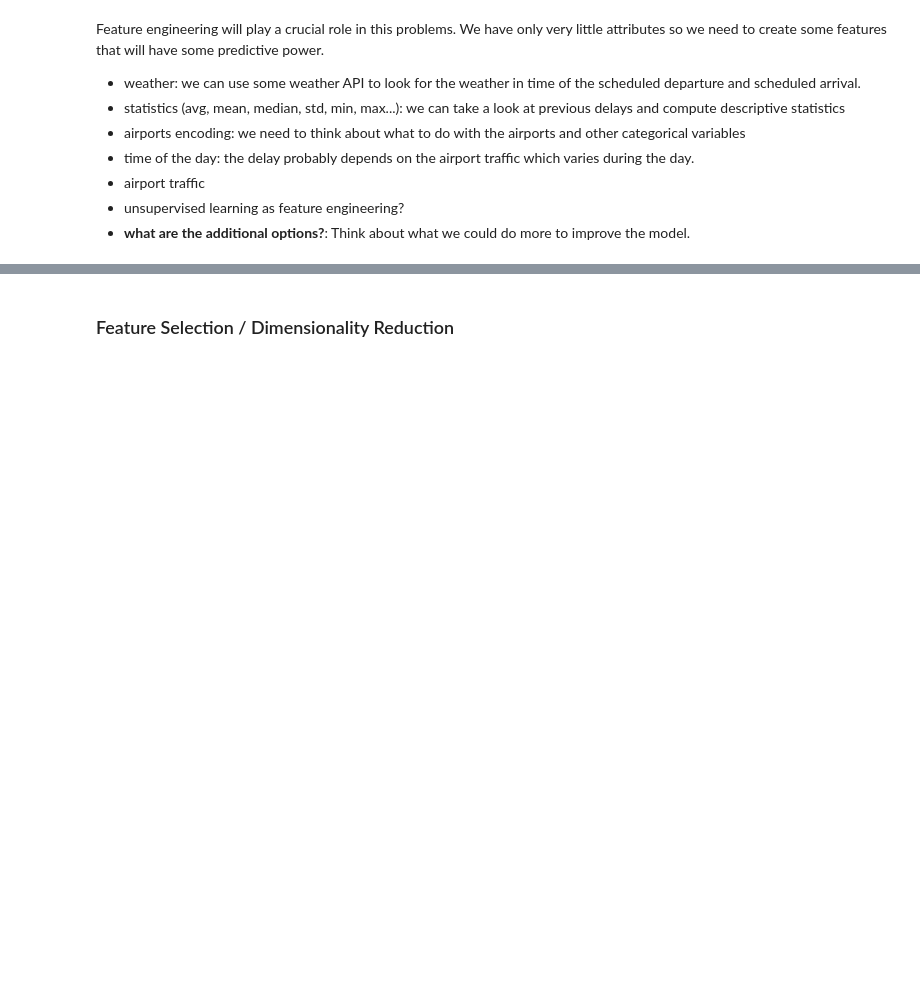
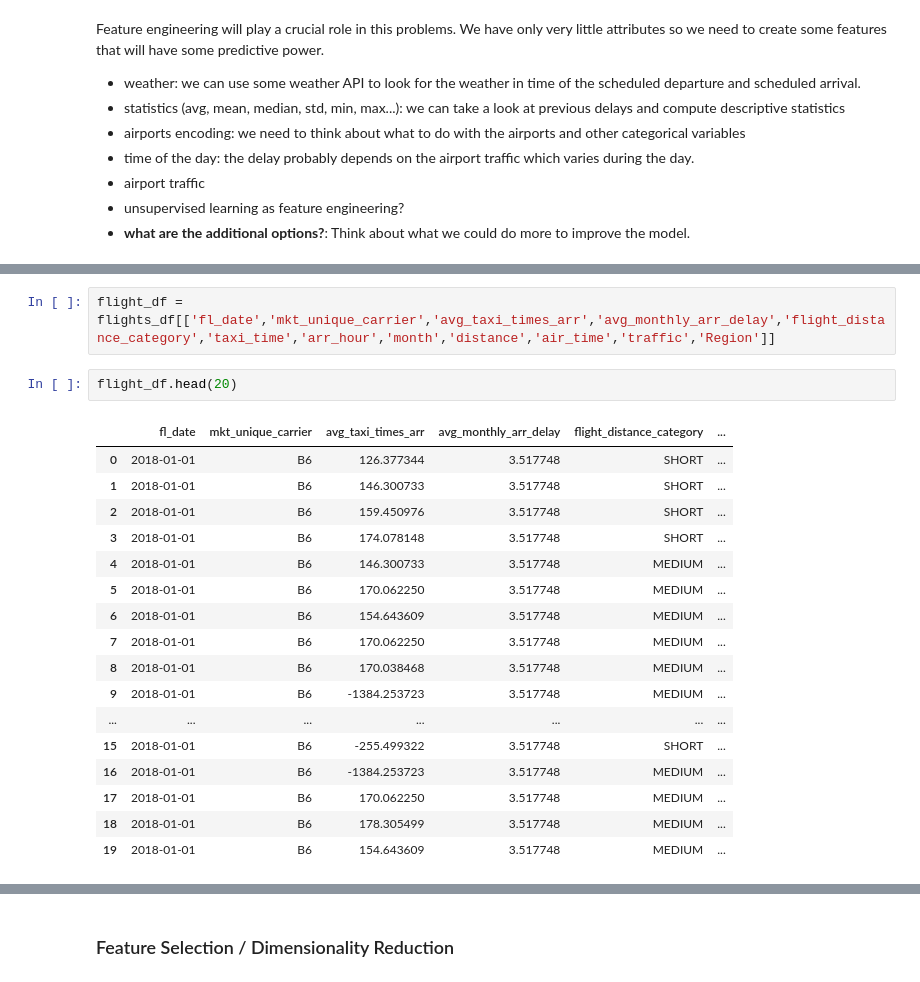
Before and after one commit to Ali-Mohamed23/midterm-project-I, a Jupyter notebook: modeling.ipynb, the cells around one changed output, grey strips where cells are left out. Saved outputs shown, nothing was run; the diff lists cells and outputs as text; blank space fills up the shorter version.

```diff
--- a/modeling.ipynb
+++ b/modeling.ipynb
@@ -100,0 +259,22 @@ Feature engineering will play a crucial role in this problems. We have only very
+# %%
+flight_df = flights_df[['fl_date','mkt_unique_carrier','avg_taxi_times_arr','avg_monthly_arr_delay','flight_distance_category','taxi_time','arr_hour','month','distance','air_time','traffic','Region']]
+# %%
+flight_df.head(20)
+# %% [output]
+|  | fl_date | mkt_unique_carrier | avg_taxi_times_arr | avg_monthly_arr_delay | flight_distance_category | ... |
+| 0 | 2018-01-01 | B6 | 126.377344 | 3.517748 | SHORT | ... |
+| 1 | 2018-01-01 | B6 | 146.300733 | 3.517748 | SHORT | ... |
+| 2 | 2018-01-01 | B6 | 159.450976 | 3.517748 | SHORT | ... |
+| 3 | 2018-01-01 | B6 | 174.078148 | 3.517748 | SHORT | ... |
+| 4 | 2018-01-01 | B6 | 146.300733 | 3.517748 | MEDIUM | ... |
+| 5 | 2018-01-01 | B6 | 170.062250 | 3.517748 | MEDIUM | ... |
+| 6 | 2018-01-01 | B6 | 154.643609 | 3.517748 | MEDIUM | ... |
+| 7 | 2018-01-01 | B6 | 170.062250 | 3.517748 | MEDIUM | ... |
+| 8 | 2018-01-01 | B6 | 170.038468 | 3.517748 | MEDIUM | ... |
+| 9 | 2018-01-01 | B6 | -1384.253723 | 3.517748 | MEDIUM | ... |
+| ... | ... | ... | ... | ... | ... | ... |
+| 15 | 2018-01-01 | B6 | -255.499322 | 3.517748 | SHORT | ... |
+| 16 | 2018-01-01 | B6 | -1384.253723 | 3.517748 | MEDIUM | ... |
+| 17 | 2018-01-01 | B6 | 170.062250 | 3.517748 | MEDIUM | ... |
+| 18 | 2018-01-01 | B6 | 178.305499 | 3.517748 | MEDIUM | ... |
+| 19 | 2018-01-01 | B6 | 154.643609 | 3.517748 | MEDIUM | ... |
```
Also changed, not shown: parts of 15 cells of this notebook, 2 other files.
